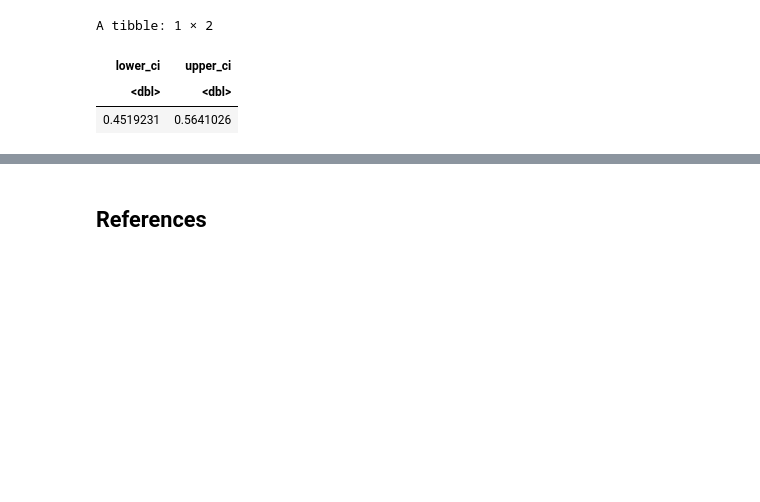
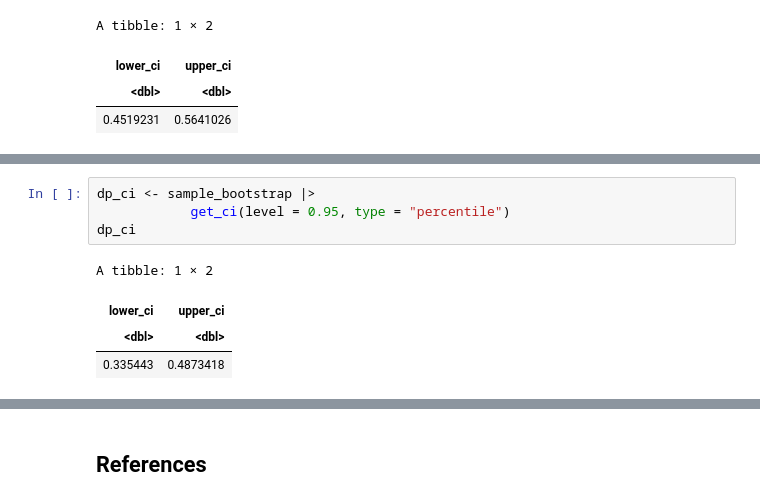
Before and after one commit to Rithika-Nair/STAT-201-Final_Project, a Jupyter notebook: Project-Proposal-43.ipynb, the cells around one changed output, grey strips where cells are left out. Saved outputs shown, nothing was run; the diff lists cells and outputs as text; blank space fills up the shorter version.

```diff
--- a/Project-Proposal-43.ipynb
+++ b/Project-Proposal-43.ipynb
@@ -220,0 +279,9 @@ ch_prop_d_plot
+# %%
+dp_ci <- sample_bootstrap |>
+            get_ci(level = 0.95, type = "percentile")
+dp_ci
+# %% [output]
+A tibble: 1 × 2
+| lower_ci | upper_ci |
+| <dbl> | <dbl> |
+| 0.335443 | 0.4873418 |
```
Also changed, not shown: parts of 10 cells of this notebook.
